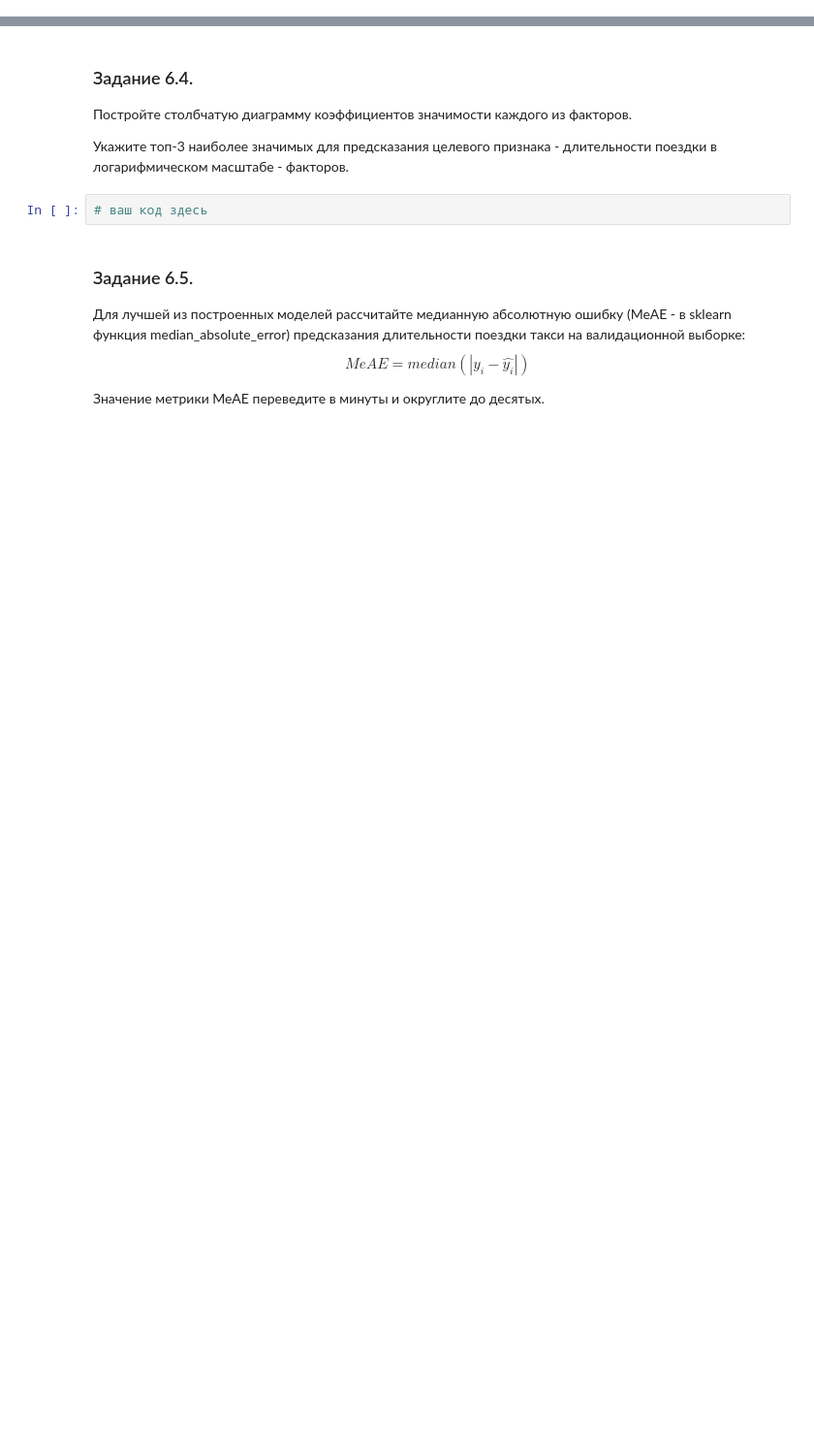
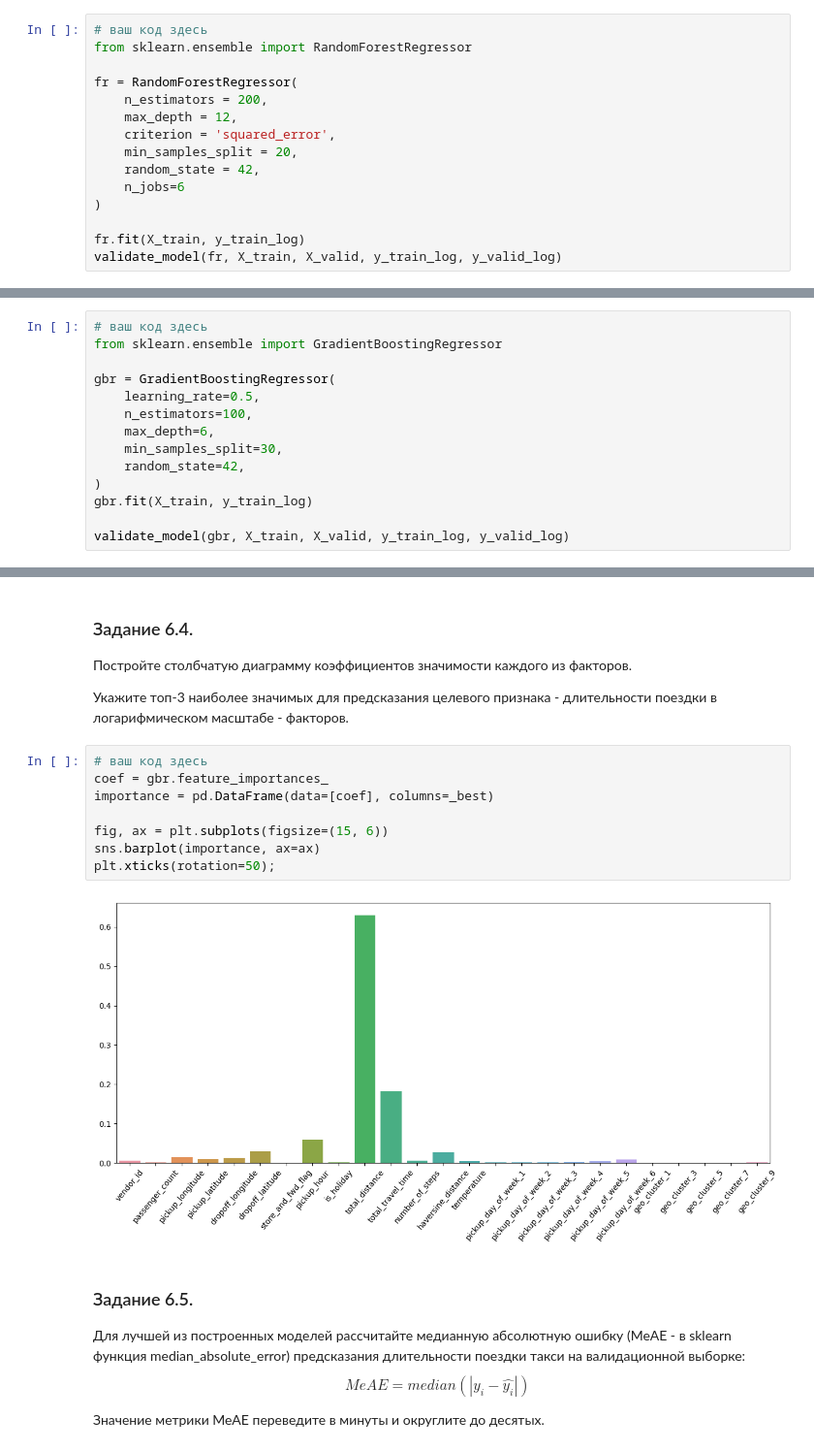
Before and after one commit to pyretttt/project_practice, a Jupyter notebook: notebook.ipynb, the cells around one changed output, grey strips where cells are left out. Shown at 97% size. Drawn from its saved outputs; the diff is of its cells as text; blank space fills up the shorter version.

```diff
--- a/notebook.ipynb
+++ b/notebook.ipynb
@@ -927,0 +976,15 @@ max_depths = range(7, 20)
+# %%
+# ваш код здесь
+from sklearn.ensemble import RandomForestRegressor
+
+fr = RandomForestRegressor(
+    n_estimators = 200,
+    max_depth = 12,
+    criterion = 'squared_error',
+    min_samples_split = 20,
+    random_state = 42,
+    n_jobs=6
+)
+
+fr.fit(X_train, y_train_log)
+validate_model(fr, X_train, X_valid, y_train_log, y_valid_log)
@@ -939,0 +1004,14 @@ max_depths = range(7, 20)
+# %%
+# ваш код здесь
+from sklearn.ensemble import GradientBoostingRegressor
+
+gbr = GradientBoostingRegressor(
+    learning_rate=0.5,
+    n_estimators=100,
+    max_depth=6,
+    min_samples_split=30,
+    random_state=42,
+)
+gbr.fit(X_train, y_train_log)
+
+validate_model(gbr, X_train, X_valid, y_train_log, y_valid_log)
@@ -950,8 +1033,16 @@ max_depths = range(7, 20)
 Постройте столбчатую диаграмму коэффициентов значимости каждого из факторов.
 
 Укажите топ-3 наиболее значимых для предсказания целевого признака - длительности поездки в логарифмическом масштабе - факторов.
-# %%
-# ваш код здесь
+# %%
+# ваш код здесь
+coef = gbr.feature_importances_
+importance = pd.DataFrame(data=[coef], columns=_best)
+
+fig, ax = plt.subplots(figsize=(15, 6))
+sns.barplot(importance, ax=ax)
+plt.xticks(rotation=50);
+# %% [output]
+[figure, added]
 # %% [markdown]
 ### Задание 6.5.
 Для лучшей из построенных моделей рассчитайте медианную абсолютную ошибку (MeAE - в sklearn функция median_absolute_error) предсказания длительности поездки такси на валидационной выборке:
```
Also changed, not shown: parts of 25 cells of this notebook.
